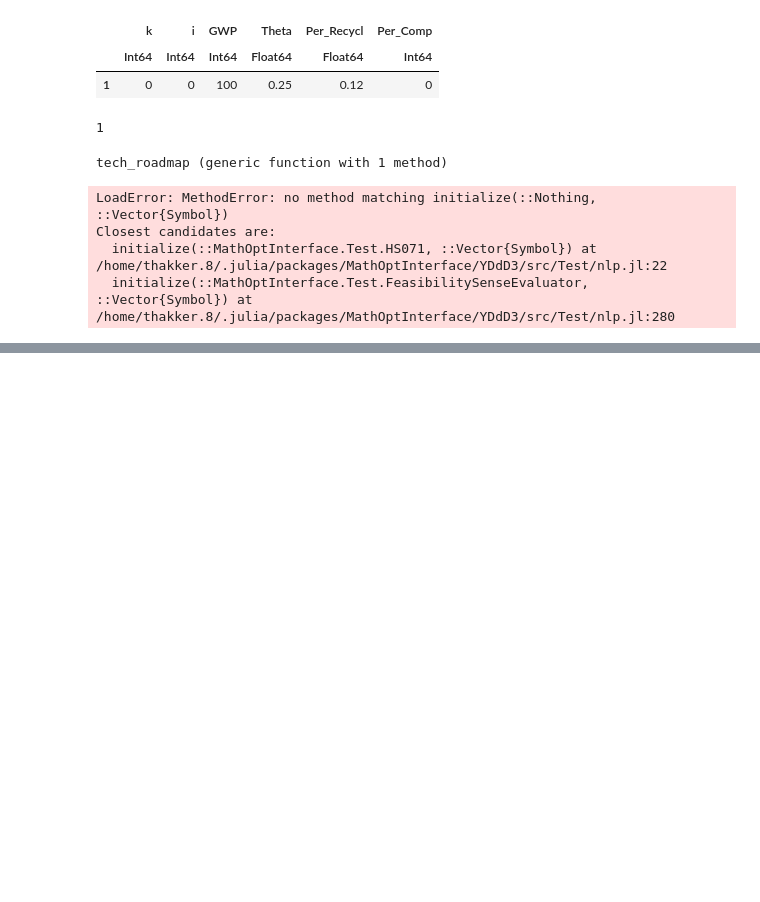
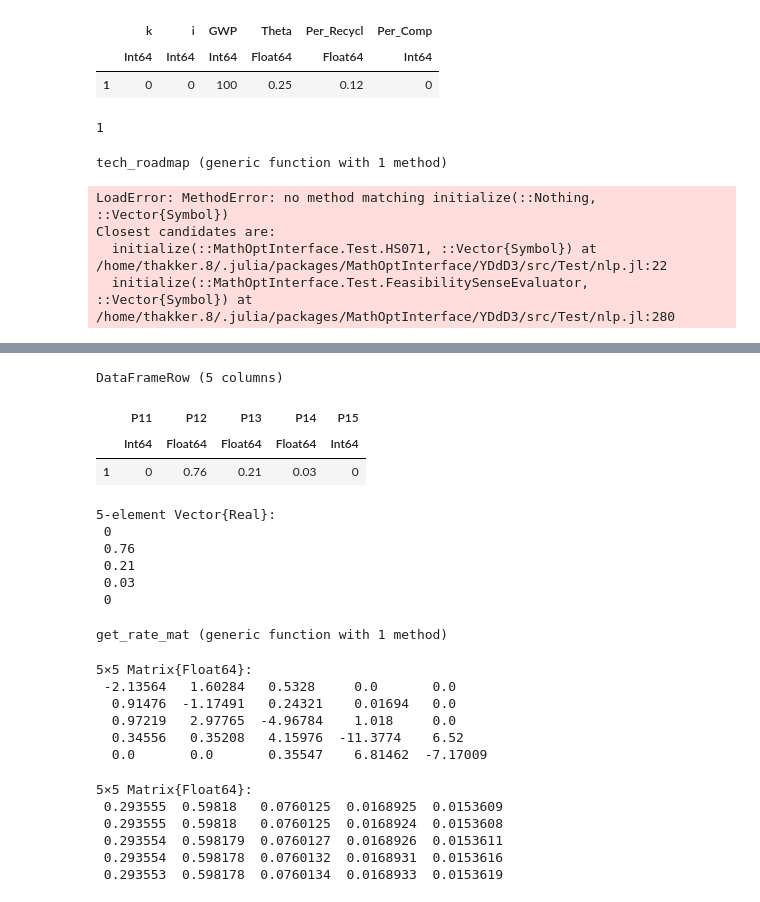
Before and after one commit to vyom-thakker/RoadmapsIAM, a Jupyter notebook: Toy-problem.ipynb, the cells around one changed output, grey strips where cells are left out. Saved outputs shown, nothing was run; the diff lists cells and outputs as text; code cells hidden in the pictures; blank space fills up the shorter version.

```diff
--- a/Toy-problem.ipynb
+++ b/Toy-problem.ipynb
@@ -63,0 +91,42 @@ Closest candidates are:
+# %%
+innovations[1,8:12]
+# %% [output]
+DataFrameRow (5 columns)
+|  | P11 | P12 | P13 | P14 | P15 |
+|  | Int64 | Float64 | Float64 | Float64 | Int64 |
+| 1 | 0 | 0.76 | 0.21 | 0.03 | 0 |
+# %%
+collect(innovations[i,8:12])
+# %% [output]
+5-element Vector{Real}:
+ 0
+ 0.76
+ 0.21
+ 0.03
+ 0
+# %%
+function get_transition_mat(i)
+    p_mat=reshape(collect(innovations[i,8:32]),5,5)
+    return p_mat
+end
+
+
+function get_rate_mat(i)
+    p_mat=get_transition_mat(i)
+    q_mat=p_mat.*collect(innovations[i,3:7])
+    for i in 1:5
+        q_mat[i,i]=-1*sum(q_mat[i,j] for j in 1:5 if j!=i)
+    end
+    return q_mat
+end
+# %% [output]
+get_rate_mat (generic function with 1 method)
+# %%
+g=get_rate_mat(3)
+# %% [output]
+5×5 Matrix{Float64}:
+ -2.13564   1.60284   0.5328     0.0       0.0
+  0.91476  -1.17491   0.24321    0.01694   0.0
+  0.97219   2.97765  -4.96784    1.018     0.0
+  0.34556   0.35208   4.15976  -11.3774    6.52
+  0.0       0.0       0.35547    6.81462  -7.17009
@@ -63,0 +148,9 @@ Closest candidates are:
+# %%
+exp(g*7)
+# %% [output]
+5×5 Matrix{Float64}:
+ 0.293555  0.59818   0.0760125  0.0168925  0.0153609
+ 0.293555  0.59818   0.0760125  0.0168924  0.0153608
+ 0.293554  0.598179  0.0760127  0.0168926  0.0153611
+ 0.293554  0.598178  0.0760132  0.0168931  0.0153616
+ 0.293553  0.598178  0.0760134  0.0168933  0.0153619
```
Also changed, not shown: parts of 4 cells of this notebook, 1 other file.
